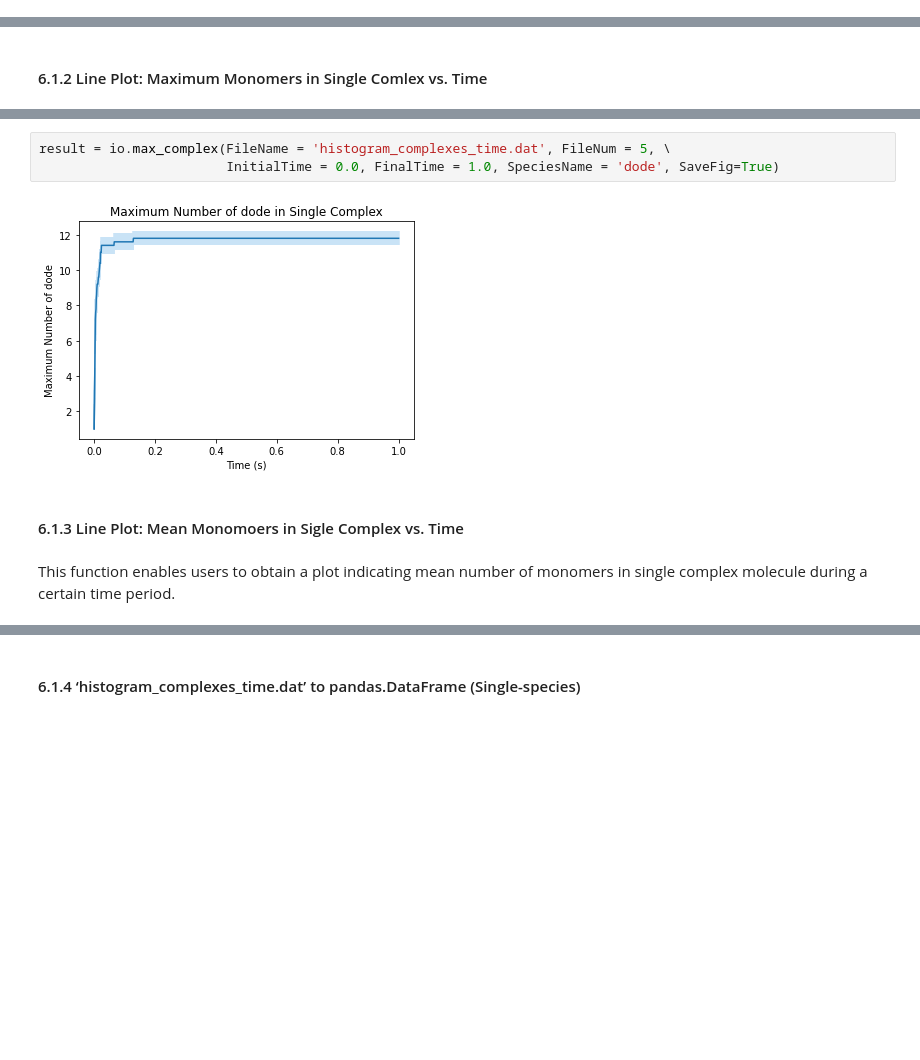
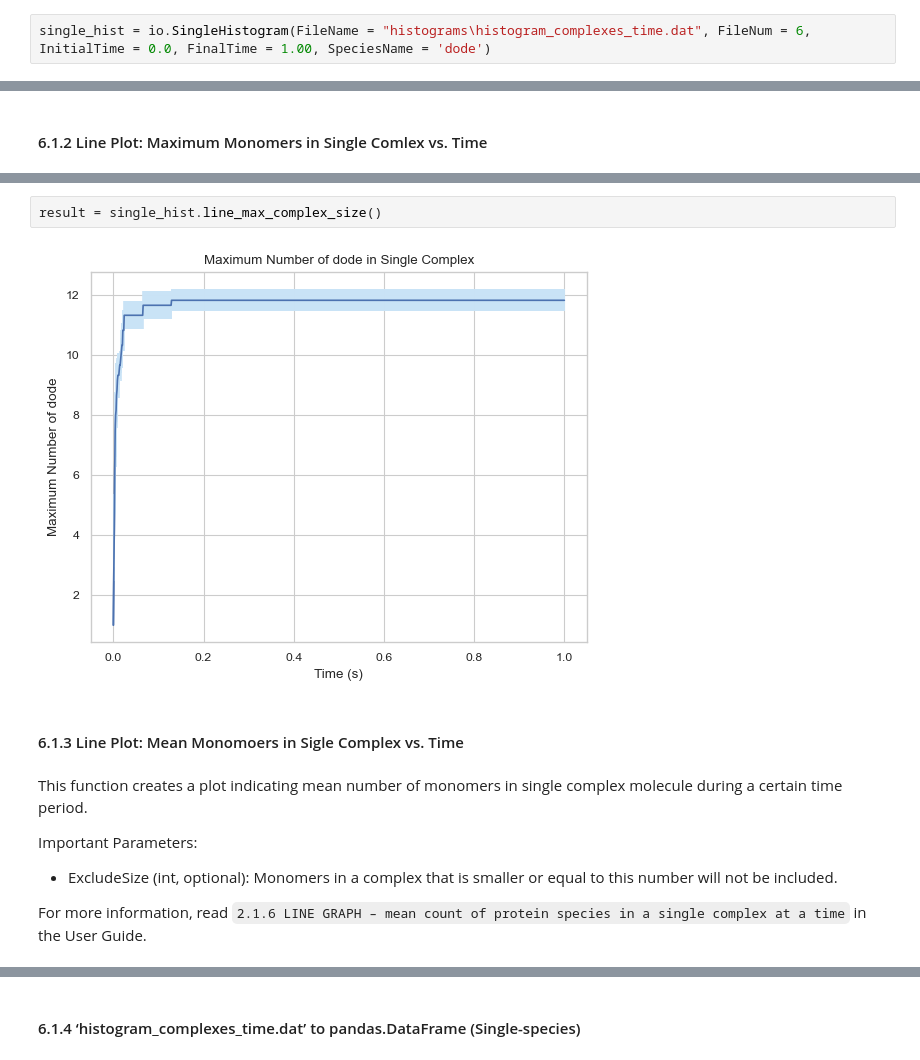
Before and after one commit to jonathanfischer97/ionerdss, a Jupyter notebook: Tutorial/SingleSpeciesTutorial/ioNERDSSTutorialSingle.ipynb, the cells around one changed output, grey strips where cells are left out. Cells and saved outputs as stored; diff of their text form; blank space fills up the shorter version.

```diff
--- a/Tutorial/SingleSpeciesTutorial/ioNERDSSTutorialSingle.ipynb
+++ b/Tutorial/SingleSpeciesTutorial/ioNERDSSTutorialSingle.ipynb
@@ -95,3 +101,5 @@ The model for the simulation results used for this analysis section below is dod
+# %%
+single_hist = io.SingleHistogram(FileName = "histograms\histogram_complexes_time.dat", FileNum = 6, InitialTime = 0.0, FinalTime = 1.00, SpeciesName = 'dode')
 # %% [markdown]
 #### 6.1.1 General Histogam
 # %% [markdown]
@@ -108,10 +125,15 @@ This function enables users to obtain a plot indicating maximum number of monome
 # %%
-result = io.max_complex(FileName = 'histogram_complexes_time.dat', FileNum = 5, \
-                        InitialTime = 0.0, FinalTime = 1.0, SpeciesName = 'dode', SaveFig=True)
+result = single_hist.line_max_complex_size()
 # %% [output]
-[figure, old version]
+[figure, new version]
 # %% [markdown]
 #### 6.1.3 Line Plot:  Mean Monomoers in Sigle Complex vs. Time
 # %% [markdown]
-This function enables users to obtain a plot indicating mean number of monomers in single complex molecule during a certain time period.
+This function creates a plot indicating mean number of monomers in single complex molecule during a certain time period.
+
+Important Parameters:
+- ExcludeSize (int, optional): Monomers in a complex that is smaller or equal to this number will not be included.
+
+
+For more information, read ``2.1.6 LINE GRAPH – mean count of protein species in a single complex at a time`` in the User Guide.
 # %%
```
Also changed, not shown: parts of 45 cells of this notebook, 13 other files.
